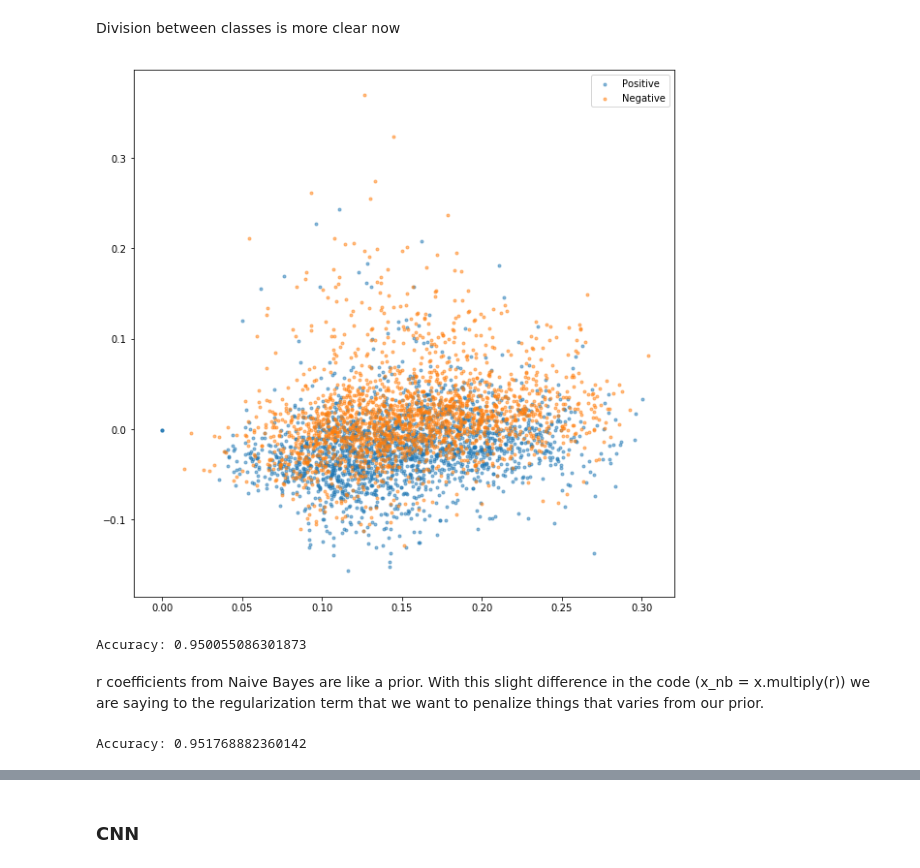
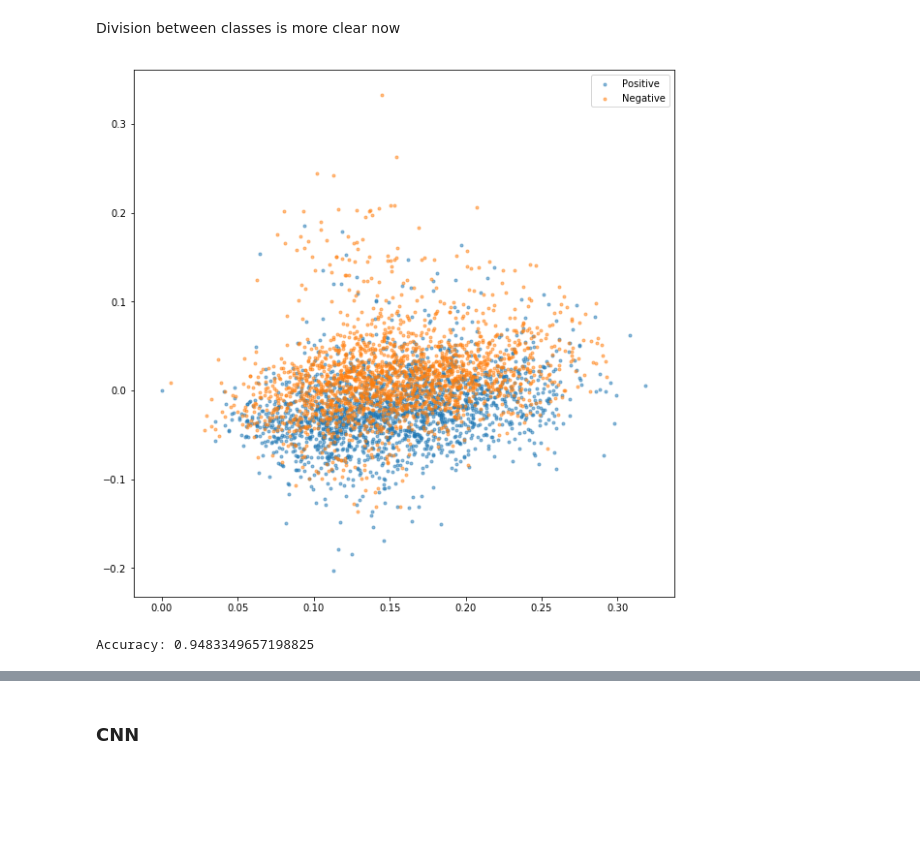
Before and after one commit to martinpella/metacritic, a Jupyter notebook: sentiment.ipynb, the cells around one changed output, grey strips where cells are left out. Saved outputs shown, nothing was run; the diff lists cells and outputs as text; code cells hidden in the pictures; blank space fills up the shorter version.

```diff
--- a/sentiment.ipynb
+++ b/sentiment.ipynb
@@ -287,0 +305,6 @@ axs[1].set_title('Negative');
+# %%
+model = LogisticRegression(C=0.2, dual=True)
+model.fit(tf_train, y_train)
+preds = model.predict(tf_test)
+acc = (preds==y_test).mean()
+print(f'Accuracy: {acc}')
@@ -288,17 +313,17 @@ axs[1].set_title('Negative');
 # %% [markdown]
 Let's try now with bigram tf-idf rather than unigram tf
 # %%
-vec = TfidfVectorizer(strip_accents='unicode', tokenizer=tokenize, ngram_range=(1, 2), max_df=0.9, min_df=3, sublinear_tf=True)
+vect = TfidfVectorizer(strip_accents='unicode', tokenizer=tokenize, ngram_range=(1, 2), max_df=0.9, min_df=3, sublinear_tf=True)
 # %%
-term_doc_train = vec.fit_transform(X_train)
-term_doc_test = vec.transform(X_test)
+tfidf_train = vect.fit_transform(X_train)
+tfidf_test = vect.transform(X_test)
 # %% [markdown]
 Division between classes is more clear now
 # %%
 svd = TruncatedSVD()
-red_term_doc_train = svd.fit_transform(term_doc_train)
+reduced_tfidf_train = svd.fit_transform(tfidf_train)
 # %%
-plot_embeddings(red_term_doc_train, y_train, 2000)
+plot_embeddings(reduced_tfidf_train, y_train, 2000)
 # %% [output]
-[figure, old version]
+[figure, new version]
 # %%
@@ -310,26 +332,13 @@ q = x[y==0].sum(0) + 1
 r = np.log((p/p.sum())/(q/q.sum()))
 b = np.log(len(p)/len(q))
 # %%
-m = LogisticRegression(C=20, dual=True)
-m.fit(x, y)
-preds = m.predict(term_doc_test)
+model = LogisticRegression(C=30, dual=True)
+model.fit(tfidf_train, y_train)
+preds = model.predict(tfidf_test)
 acc = (preds==y_test).mean()
 print(f'Accuracy: {acc}')
 # %% [output]
-Accuracy: 0.950055086301873
+Accuracy: 0.9483349657198825
-# %% [markdown]
-r coefficients from Naive Bayes are like a prior. With this slight difference in the code (x_nb = x.multiply(r)) we are saying to the regularization term that we want to penalize things that varies from our prior.
-# %%
-x_nb = x.multiply(r)
-m = LogisticRegression(C=40, dual=True)
-m.fit(x_nb, y)
-
-x_nb_test = term_doc_test.multiply(r)
-preds = m.predict(x_nb_test)
-acc = (preds.T==y_test).mean()
-print(f'Accuracy: {acc}')
-# %% [output]
-Accuracy: 0.951768882360142
 # %%
 plot_confusion_matrix(confusion_matrix(y_test, preds.T), classes=['Negative', 'Positive'], title='Confusion matrix')
 # %% [output]
```
Also changed, not shown: parts of 76 cells of this notebook, 2 other files.
